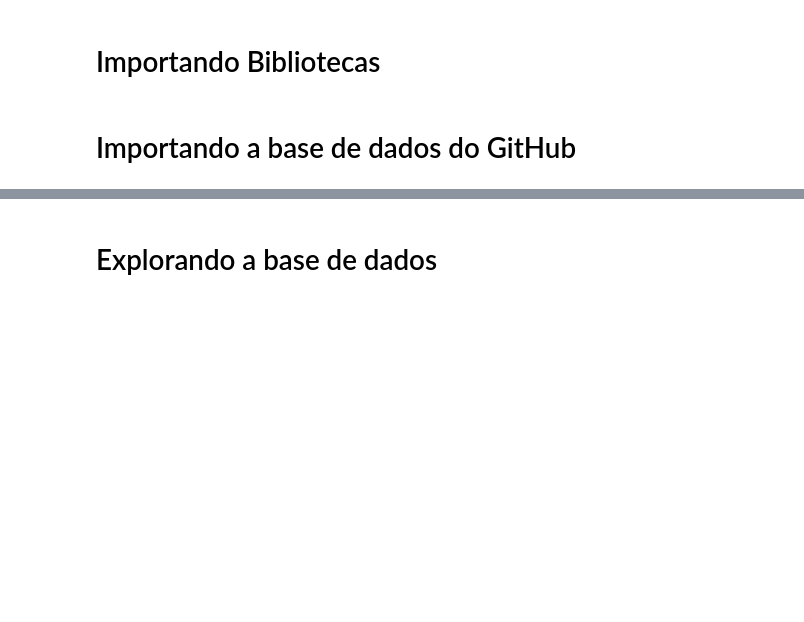
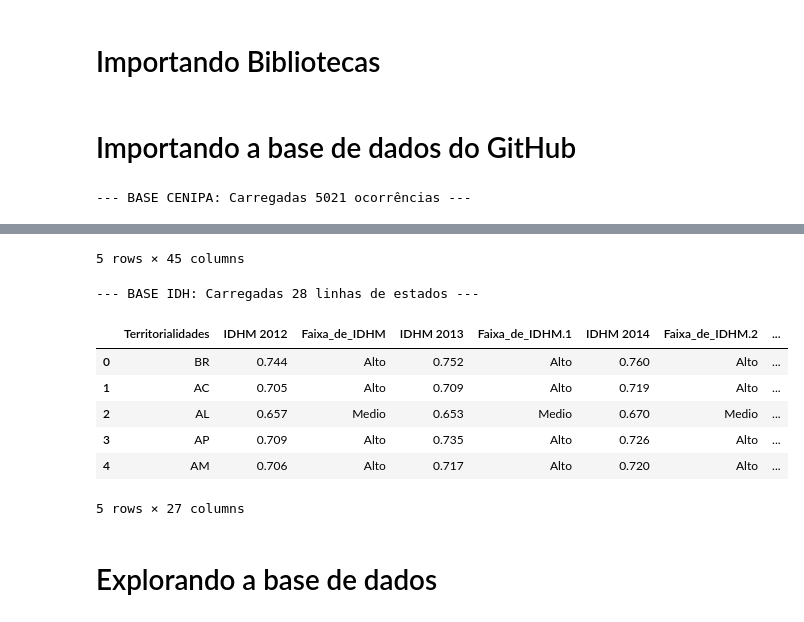
Before and after one commit to Jobanu/Projeto-Final-DS-PY-004, a Jupyter notebook: notebook/analise.ipynb, the cells around one changed output, grey strips where cells are left out. Cells and saved outputs as stored; diff of their text form; code cells hidden in the pictures; blank space fills up the shorter version.

Commit message:
Realizado melt e merge da Base IDHM

```diff
--- a/notebook/analise.ipynb
+++ b/notebook/analise.ipynb
@@ -121,7 +121,9 @@ display(df.head())
 csv_path_idhm = "https://raw.githubusercontent.com/Jobanu/Projeto-Final-DS-PY-004/desenvolvimento/Dados/IDHM.csv"
 
 # Carrega usando ponto e vírgula (sep=";") e pulando a primeira linha (skiprows=1)
-df_idhm = carregar_csv_github(csv_path_idhm, sep=",", skiprows=0)
+df_idhm = carregar_csv_github(csv_path_idhm, sep=";", skiprows=0)
 
 print(f"\n--- BASE IDH: Carregadas {len(df_idhm)} linhas de estados ---")
 display(df_idhm.head())
+# %% [output]
+--- BASE CENIPA: Carregadas 5021 ocorrências ---
@@ -128,3 +136,12 @@ display(df_idhm.head())
+5 rows × 45 columns
+--- BASE IDH: Carregadas 28 linhas de estados ---
+|  | Territorialidades | IDHM 2012 | Faixa_de_IDHM | IDHM 2013 | Faixa_de_IDHM.1 | IDHM 2014 | Faixa_de_IDHM.2 | ... |
+| 0 | BR | 0.744 | Alto | 0.752 | Alto | 0.760 | Alto | ... |
+| 1 | AC | 0.705 | Alto | 0.709 | Alto | 0.719 | Alto | ... |
+| 2 | AL | 0.657 | Medio | 0.653 | Medio | 0.670 | Medio | ... |
+| 3 | AP | 0.709 | Alto | 0.735 | Alto | 0.726 | Alto | ... |
+| 4 | AM | 0.706 | Alto | 0.717 | Alto | 0.720 | Alto | ... |
+5 rows × 27 columns
 # %%
 tamanho_df_inicio = len(df)
 print(f"Tamanho inicial do DataFrame: {tamanho_df_inicio}")
```
Also changed, not shown: parts of 2 cells of this notebook.
